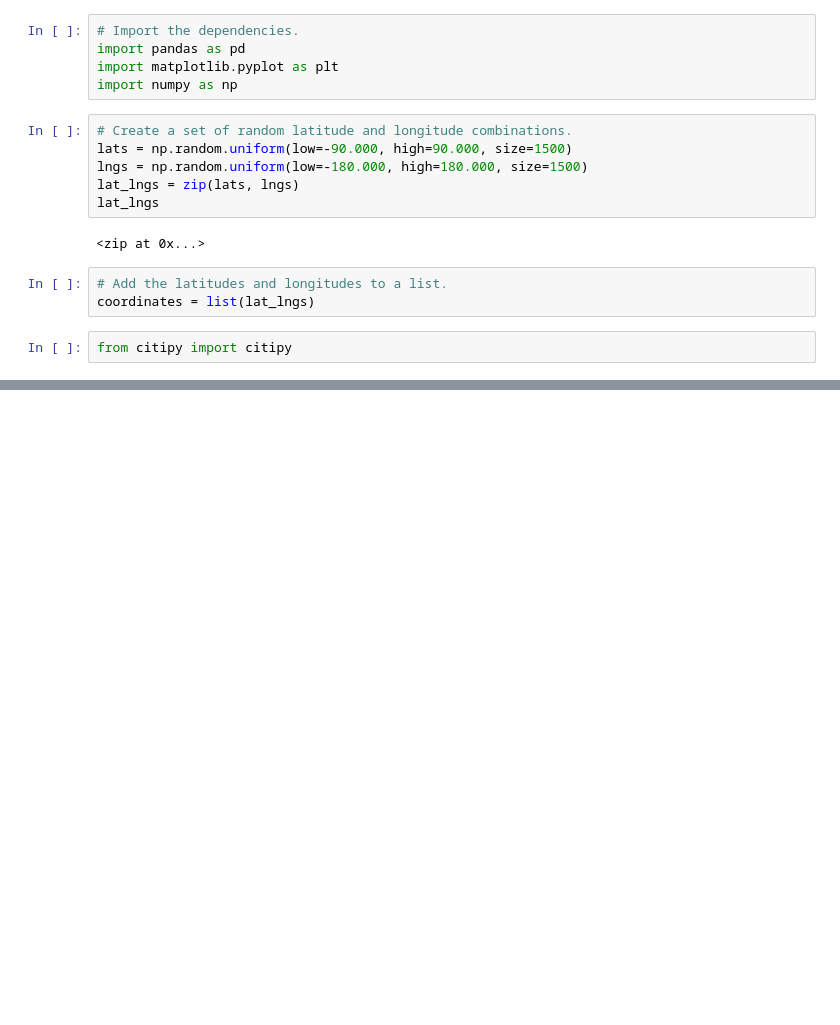
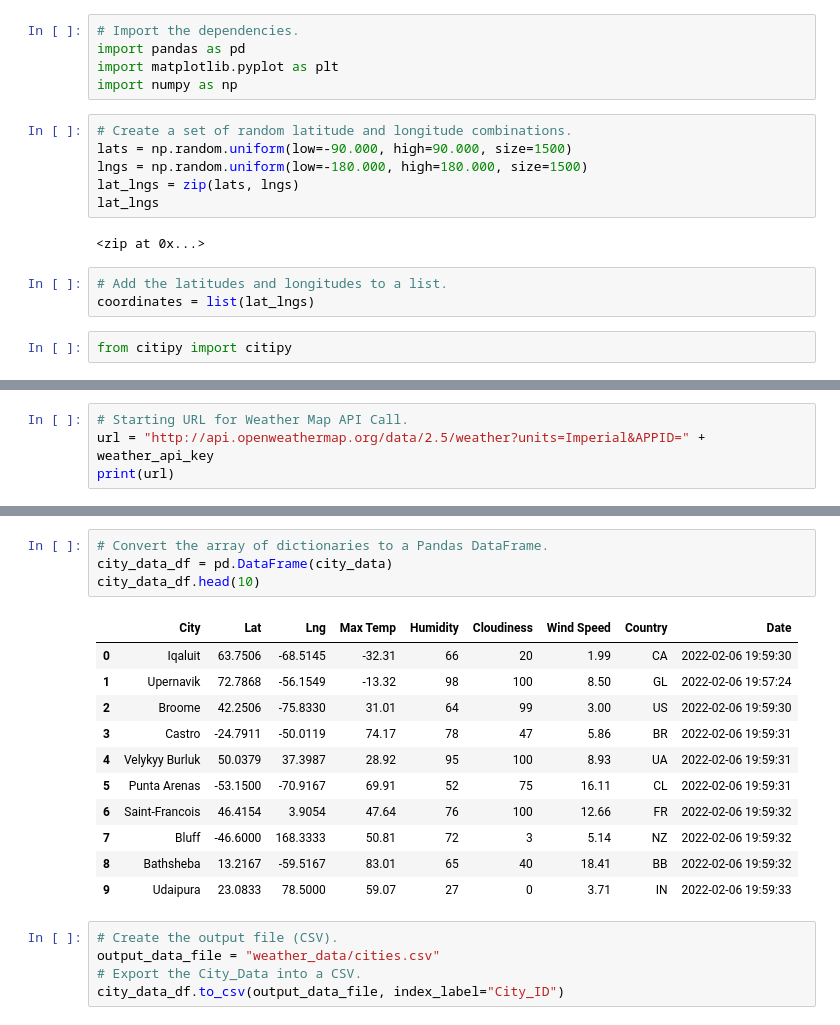
Before and after one commit to JackEisenreich/World_Weather_Analysis, a Jupyter notebook: WeatherPy.ipynb, the cells around one changed output, grey strips where cells are left out. Saved outputs shown, nothing was run; the diff lists cells and outputs as text; blank space fills up the shorter version.

Commit message:
Updated WeatherPy and Git Ignore

```diff
--- a/WeatherPy.ipynb
+++ b/WeatherPy.ipynb
@@ -55,0 +62,4 @@ len(cities)
+# %%
+# Starting URL for Weather Map API Call.
+url = "http://api.openweathermap.org/data/2.5/weather?units=Imperial&APPID=" + weather_api_key
+print(url)
@@ -55,0 +152,21 @@ len(cities)
+# %%
+# Convert the array of dictionaries to a Pandas DataFrame.
+city_data_df = pd.DataFrame(city_data)
+city_data_df.head(10)
+# %% [output]
+|  | City | Lat | Lng | Max Temp | Humidity | Cloudiness | Wind Speed | Country | Date |
+| 0 | Iqaluit | 63.7506 | -68.5145 | -32.31 | 66 | 20 | 1.99 | CA | 2022-02-06 19:59:30 |
+| 1 | Upernavik | 72.7868 | -56.1549 | -13.32 | 98 | 100 | 8.50 | GL | 2022-02-06 19:57:24 |
+| 2 | Broome | 42.2506 | -75.8330 | 31.01 | 64 | 99 | 3.00 | US | 2022-02-06 19:59:30 |
+| 3 | Castro | -24.7911 | -50.0119 | 74.17 | 78 | 47 | 5.86 | BR | 2022-02-06 19:59:31 |
+| 4 | Velykyy Burluk | 50.0379 | 37.3987 | 28.92 | 95 | 100 | 8.93 | UA | 2022-02-06 19:59:31 |
+| 5 | Punta Arenas | -53.1500 | -70.9167 | 69.91 | 52 | 75 | 16.11 | CL | 2022-02-06 19:59:31 |
+| 6 | Saint-Francois | 46.4154 | 3.9054 | 47.64 | 76 | 100 | 12.66 | FR | 2022-02-06 19:59:32 |
+| 7 | Bluff | -46.6000 | 168.3333 | 50.81 | 72 | 3 | 5.14 | NZ | 2022-02-06 19:59:32 |
+| 8 | Bathsheba | 13.2167 | -59.5167 | 83.01 | 65 | 40 | 18.41 | BB | 2022-02-06 19:59:32 |
+| 9 | Udaipura | 23.0833 | 78.5000 | 59.07 | 27 | 0 | 3.71 | IN | 2022-02-06 19:59:33 |
+# %%
+# Create the output file (CSV).
+output_data_file = "weather_data/cities.csv"
+# Export the City_Data into a CSV.
+city_data_df.to_csv(output_data_file, index_label="City_ID")
```
Also changed, not shown: parts of 6 cells of this notebook, 1 other file.
